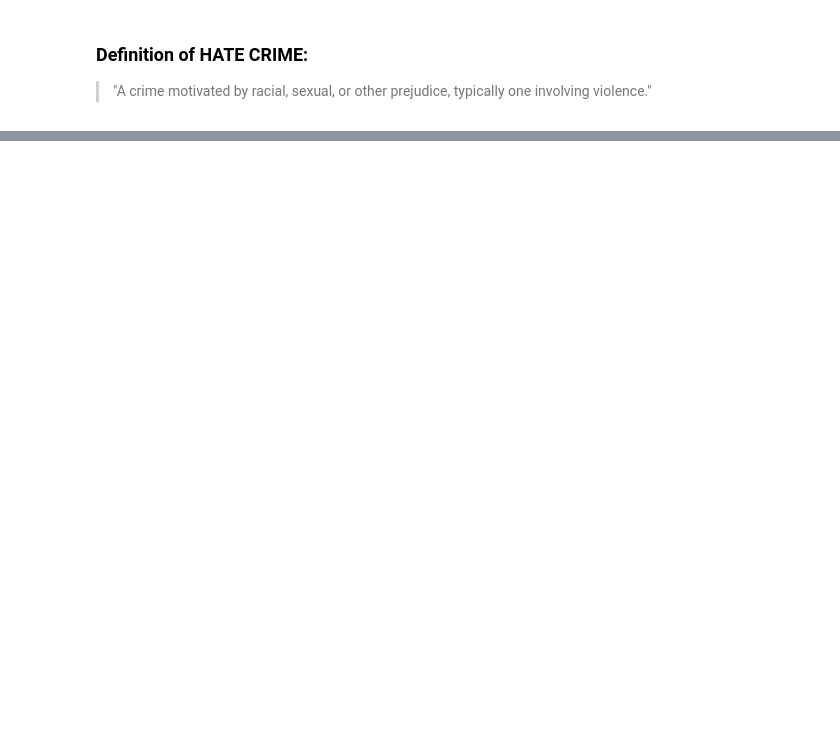
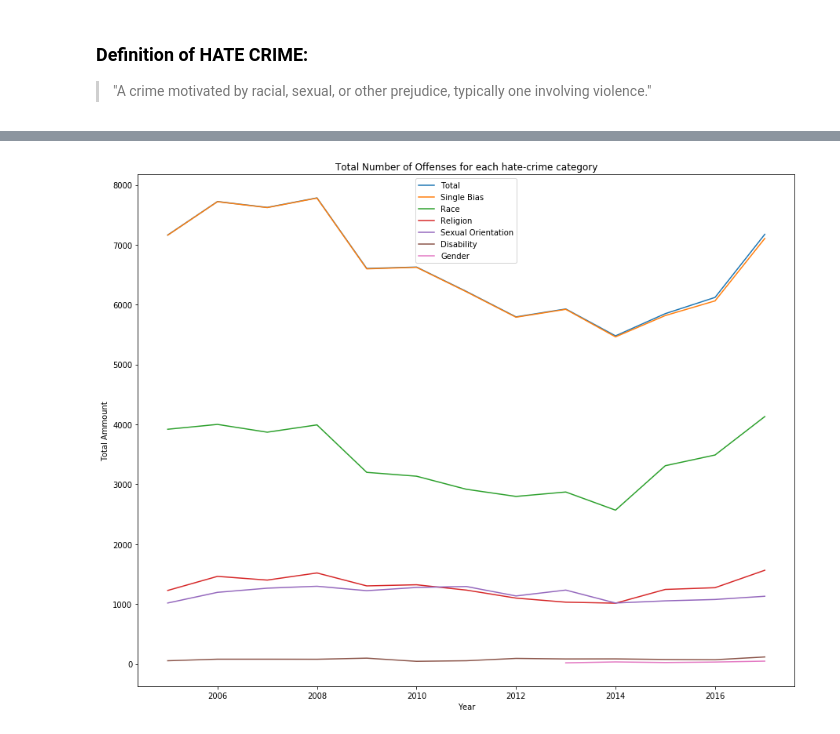
Before and after one commit to pars3c/hate-crime, a Jupyter notebook: hate-crime.ipynb, the cells around one changed output, grey strips where cells are left out. Saved outputs shown, nothing was run; the diff lists cells and outputs as text; code cells hidden in the pictures; blank space fills up the shorter version.

Commit message:
data preprocessed

```diff
--- a/hate-crime.ipynb
+++ b/hate-crime.ipynb
@@ -110,0 +84,10 @@ print(ls["Unnamed: 7"].isnull().values.sum())
+# %%
+data = data.drop(axis=1, columns=["Unnamed: 5", "Unnamed: 6", "Unnamed: 7"])
+
+data = data.fillna("nan")
+data = data[data["Incidents"] != "nan"]
+
+data = data.set_index("Motivations")
+data = data.rename(index={"Race/Ethnicity/Ancestry:": "Race", "Race:": "Race", "Religion:": "Religion", "Sexual Orientation:": "Sexual Orientation",
+                         "Disability:": "Disability", "Gender:": "Gender", "Gender Identity:": "Gender Identity", "Multiple-Bias Incidents3": "Multiple-Bias Incidents3"})
+data.loc[data["Year"] == 2005]
@@ -110,0 +124,8 @@ print(ls["Unnamed: 7"].isnull().values.sum())
+# %%
+total = data.loc["Total"]
+single_bias = data.loc["Single-Bias Incidents"]
+race = data.loc["Race"]
+religion = data.loc["Religion"]
+sexual_orientation = data.loc["Sexual Orientation"]
+disability = data.loc["Disability"]
+gender = data.loc["Gender"]
@@ -110,0 +150,18 @@ print(ls["Unnamed: 7"].isnull().values.sum())
+# %%
+width = 15
+height = 12
+plt.figure(figsize=(width, height))
+plt.plot(total["Year"], total["Incidents"])
+plt.plot(single_bias["Year"], single_bias["Incidents"])
+plt.plot(race["Year"], race["Incidents"])
+plt.plot(religion["Year"], religion["Incidents"])
+plt.plot(sexual_orientation["Year"], sexual_orientation["Incidents"])
+plt.plot(disability["Year"], disability["Incidents"])
+plt.plot(gender["Year"], gender["Incidents"])
+plt.title("Total Number of Offenses for each hate-crime category")
+plt.ylabel("Total Ammount")
+plt.xlabel("Year")
+plt.legend(['Total', 'Single Bias', 'Race', 'Religion', 'Sexual Orientation', 'Disability', 'Gender'])
+plt.show()
+# %% [output]
+[figure, added]
```
Also changed, not shown: parts of 14 cells of this notebook.
